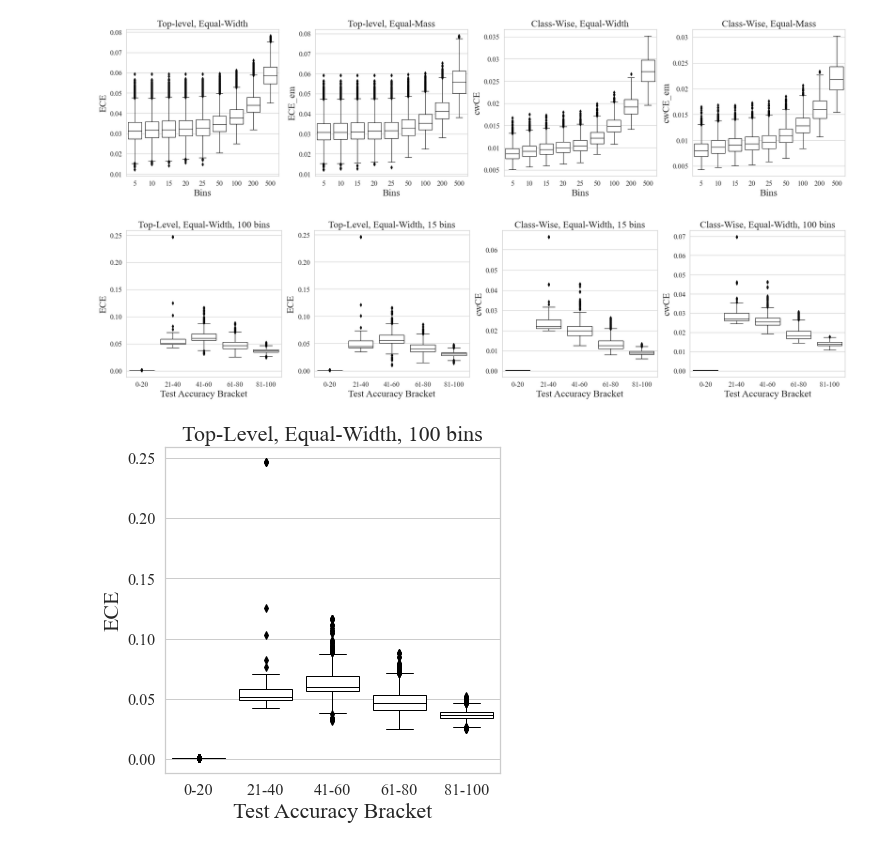
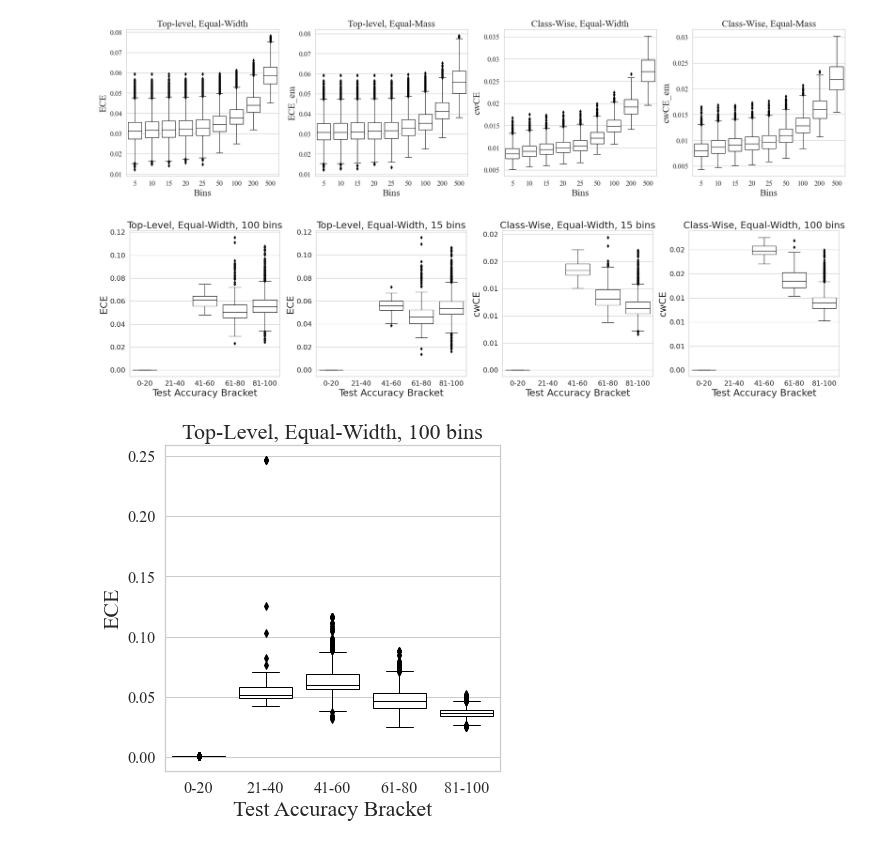
Before and after one commit to johnnyzyn/project_calibration, a Jupyter notebook: graphing.ipynb, the cells around one changed output. Saved outputs shown, nothing was run; the diff lists cells and outputs as text; code cells hidden in the pictures.

```diff
--- a/graphing.ipynb
+++ b/graphing.ipynb
@@ -56,8 +239,6 @@ plot_df = ece_df.loc[ece_df['test-accuracy']>= 75]
 sns.set(style="whitegrid")
 
 plt.figure(figsize=(6, 6))
-plt.rcParams['font.family'] = 'serif'
-plt.rcParams['font.serif'] = 'Times New Roman'
 
 # Create a box plot for the ece_df DataFrame
 sns.boxplot(data=plot_df.iloc[:, :-1],
@@ -80,7 +261,7 @@ plt.yticks(fontsize=tick_label_font_size)
 
 
 
-plt.savefig("fig/cifar10_toplevel_ew_ce.pdf", dpi=300, format='pdf', bbox_inches='tight')
+# plt.savefig("fig/cifar10_toplevel_ew_ce.pdf", dpi=300, format='pdf', bbox_inches='tight')
 
 # Show the plot
 plt.show()
@@ -95,17 +276,18 @@ eceem_df = pd.DataFrame(columns=['5_bins', '10_bins', '15_bins', '20_bins', '25_
 
 # Iterate through the original DataFrame and extract the relevant information
 for index, row in df.iterrows():
-    info_data = eval(row['info'])
     ece_data = eval(row['ECE_em'])
 
     bins_data = {}
     for item in ece_data:
         bins_data[f"{item['num_bins']}_bins"] = item['result']
 
-    bins_data['test-accuracy'] = info_data['test-accuracy']
+    bins_data['test-accuracy'] = row['info']*100
 
     # Append the extracted data to the new DataFrame
-    eceem_df = eceem_df.append(bins_data, ignore_index=True)
+
+    data_to_append = pd.DataFrame([bins_data])
+    eceem_df = pd.concat([eceem_df, data_to_append], ignore_index=True)
 
 plot_df = eceem_df.loc[eceem_df['test-accuracy']>= 75]
 
@@ -116,8 +298,6 @@ import matplotlib.pyplot as plt
 sns.set(style="whitegrid")
 
 plt.figure(figsize=(6, 6))
-plt.rcParams['font.family'] = 'serif'
-plt.rcParams['font.serif'] = 'Times New Roman'
 # Set font sizes
 
 # Create a box plot for the ece_df DataFrame
@@ -138,7 +318,7 @@ bin_numbers = [col.split('_')[0] for col in plot_df.columns[:-1]]
 plt.xticks(range(len(bin_numbers)), bin_numbers,fontsize=tick_label_font_size)
 plt.yticks(fontsize=tick_label_font_size)
 
-plt.savefig("fig/cifar10_toplevel_em_ce.pdf", dpi=300, format='pdf', bbox_inches='tight')
+# plt.savefig("fig/cifar10_toplevel_em_ce.pdf", dpi=300, format='pdf', bbox_inches='tight')
 # Show the plot
 plt.show()
 # %% [output]
@@ -152,18 +332,18 @@ tace_df = pd.DataFrame(columns=['5_bins', '10_bins', '15_bins', '20_bins', '25_b
 
 # Iterate through the original DataFrame and extract the relevant information
 for index, row in df.iterrows():
-    info_data = eval(row['info'])
     tace_data = eval(row['tace'])
 
     bins_data = {}
     for item in tace_data:
         bins_data[f"{item['n_bins']}_bins"] = item['result']
 
-    bins_data['test-accuracy'] = info_data['test-accuracy']
+    bins_data['test-accuracy'] = row['info']*100
 
     # Append the extracted data to the new DataFrame
-    tace_df = tace_df.append(bins_data, ignore_index=True)
 
+    data_to_append = pd.DataFrame([bins_data])
+    tace_df = pd.concat([tace_df, data_to_append], ignore_index=True)
 plot_df = tace_df.loc[tace_df['test-accuracy']>= 75]
 
 import seaborn as sns
@@ -173,8 +353,6 @@ import matplotlib.pyplot as plt
 sns.set(style="whitegrid")
 
 plt.figure(figsize=(6, 6))
-plt.rcParams['font.family'] = 'serif'
-plt.rcParams['font.serif'] = 'Times New Roman'
 
 # Create a box plot for the ece_df DataFrame
 sns.boxplot(data=plot_df.iloc[:, :-1],
@@ -196,7 +374,7 @@ bin_numbers = [col.split('_')[0] for col in plot_df.columns[:-1]]
 plt.xticks(range(len(bin_numbers)), bin_numbers,fontsize=tick_label_font_size)
 plt.yticks(fontsize=tick_label_font_size)
 
-plt.savefig("fig/cifar10_classwise_em_ce.pdf", dpi=300, format='pdf', bbox_inches='tight')
+# plt.savefig("fig/cifar10_classwise_em_ce.pdf", dpi=300, format='pdf', bbox_inches='tight')
 # Show the plot
 plt.show()
 # %% [output]
@@ -210,17 +388,18 @@ cwECE_df = pd.DataFrame(columns=['5_bins', '10_bins', '15_bins', '20_bins', '25_
 
 # Iterate through the original DataFrame and extract the relevant information
 for index, row in df.iterrows():
-    info_data = eval(row['info'])
     cwECE_data = eval(row['cwECE'])
 
     bins_data = {}
     for item in cwECE_data:
         bins_data[f"{item['n_bins']}_bins"] = item['result']
 
-    bins_data['test-accuracy'] = info_data['test-accuracy']
+    bins_data['test-accuracy'] = row['info']*100
 
     # Append the extracted data to the new DataFrame
-    cwECE_df = cwECE_df.append(bins_data, ignore_index=True)
+
+    data_to_append = pd.DataFrame([bins_data])
+    cwECE_df = pd.concat([cwECE_df, data_to_append], ignore_index=True)
 
 plot_df = cwECE_df.loc[cwECE_df['test-accuracy']>= 75]
 
@@ -231,8 +410,6 @@ import matplotlib.pyplot as plt
 sns.set(style="whitegrid")
 
 plt.figure(figsize=(6, 6))
-plt.rcParams['font.family'] = 'serif'
-plt.rcParams['font.serif'] = 'Times New Roman'
 
 # Create a box plot for the ece_df DataFrame
 sns.boxplot(data=plot_df.iloc[:, :-1],
@@ -337,8 +514,6 @@ cwECE_df['accuracy_bracket'] = cwECE_df['test-accuracy'].apply(categorize_test_a
 
 # Create a 1x4 grid of subplots
 fig, axes = plt.subplots(1, 4, figsize=(24, 6))
-plt.rcParams['font.family'] = 'serif'
-plt.rcParams['font.serif'] = 'Times New Roman'
 
 sns.set(style="whitegrid")
 
@@ -356,34 +531,34 @@ dataframes = [ece_df, ece_df, cwECE_df, cwECE_df]
 for i, (df, bin_col) in enumerate(zip(dataframes, bins)):
     ax = axes[i]
 
     plot_data = []
     for bracket in ['0-20', '21-40', '41-60', '61-80', '81-100']:
         plot_data.append(df.loc[df['accuracy_bracket'] == bracket, bin_col])
 
     sns.boxplot(data=plot_data,
                 ax=ax,
                 boxprops=dict(facecolor='white', edgecolor='black', linewidth=1),
                 capprops=dict(color='black', linewidth=1),
                 whiskerprops=dict(color='black', linewidth=1),
                 medianprops=dict(color='black', linewidth=1),
                 flierprops=dict(markeredgecolor='black', markerfacecolor='black', markersize=5))
 
     ax.set_title(titles[i], fontsize=title_font_size)
     ax.set_xlabel("Test Accuracy Bracket", fontsize=axis_label_font_size)
     ax.set_ylabel(ylabels[i], fontsize=axis_label_font_size)
 
     ax.set_xticklabels(['0-20', '21-40', '41-60', '61-80', '81-100'], fontsize=tick_label_font_size)
     ax.set_yticklabels(['{:.2f}'.format(tick) for tick in ax.get_yticks()], fontsize=tick_label_font_size)
 # Adjust spacing between subplots
 fig.tight_layout()
 
 # Save the figure
 plt.savefig("fig/cifar10_new_combined_plots_single_row.pdf", dpi=300, format='pdf', bbox_inches='tight')
 
 # Show the figure
 plt.show()
 # %% [output]
-[figure, old version]
+[figure, new version]
 # %%
 import pandas as pd
 import seaborn as sns
```
Also changed, not shown: parts of 14 cells of this notebook, 11 other files.
